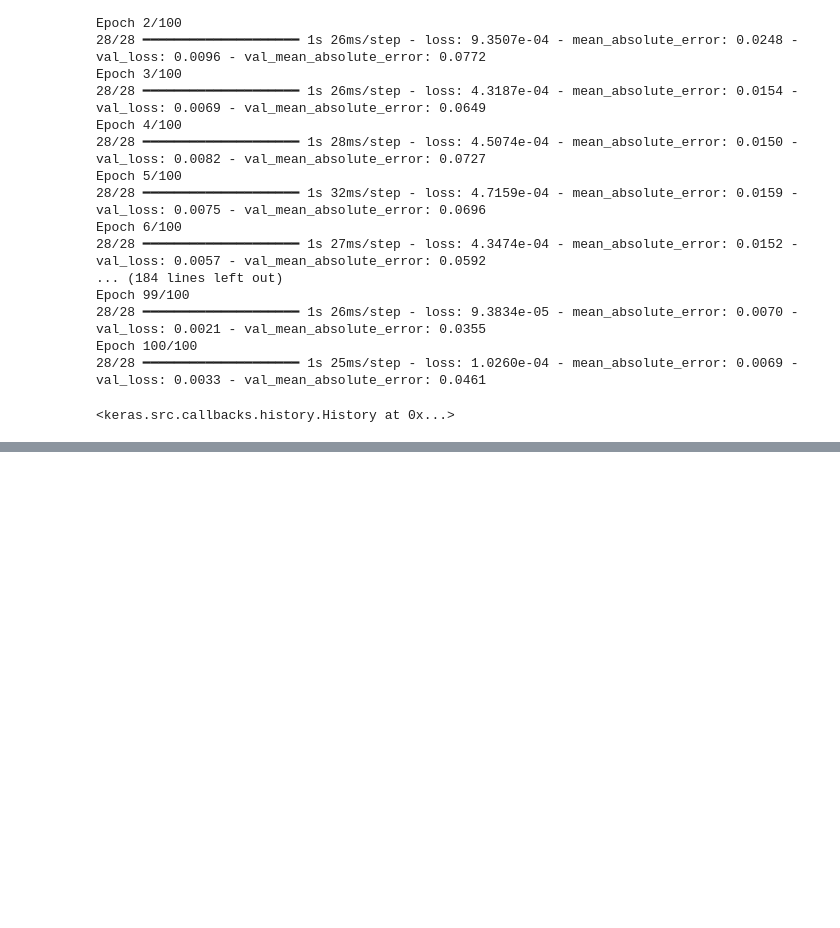
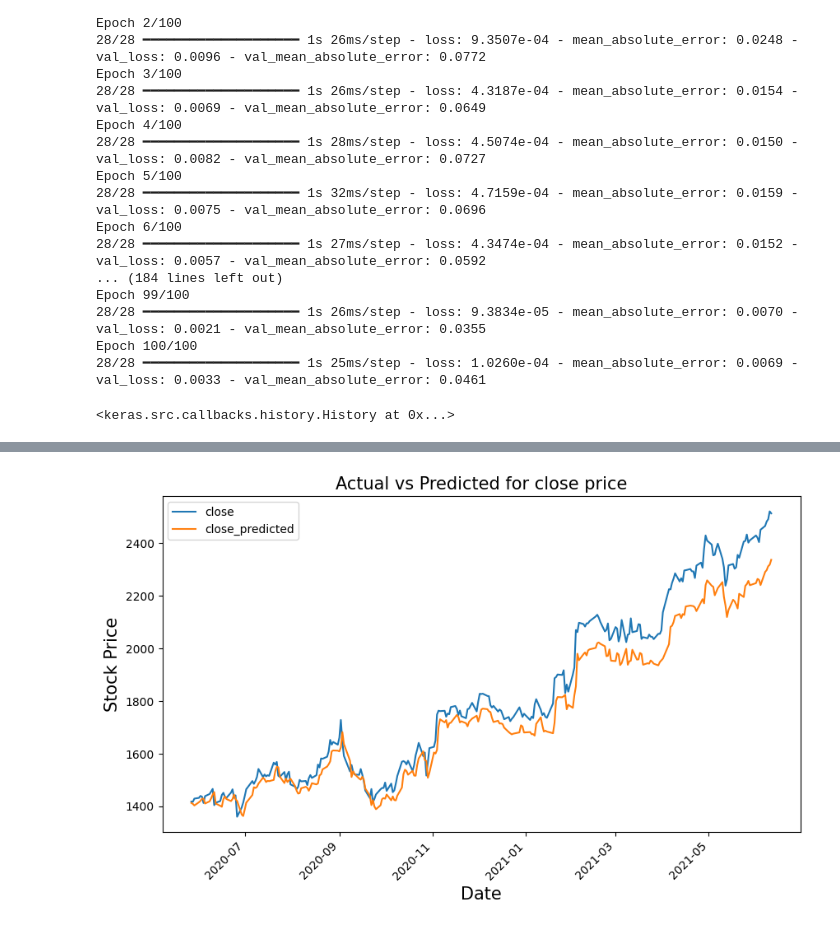
Before and after one commit to ronitmalvi/Attention-is-all-you-need, a Jupyter notebook: app.ipynb, the cells around one changed output, grey strips where cells are left out. Saved outputs shown, nothing was run; the diff lists cells and outputs as text; code cells hidden in the pictures; blank space fills up the shorter version.

```diff
--- a/app.ipynb
+++ b/app.ipynb
@@ -249,0 +300,10 @@ Epoch 100/100
+# %%
+# plotting the actual close and predicted close prices on date index
+df_merge[['close','close_predicted']].plot(figsize=(10,6))
+plt.xticks(rotation=45)
+plt.xlabel('Date',size=15)
+plt.ylabel('Stock Price',size=15)
+plt.title('Actual vs Predicted for close price',size=15)
+plt.show()
+# %% [output]
+[figure, added]
```
Also changed, not shown: parts of 6 cells of this notebook.
